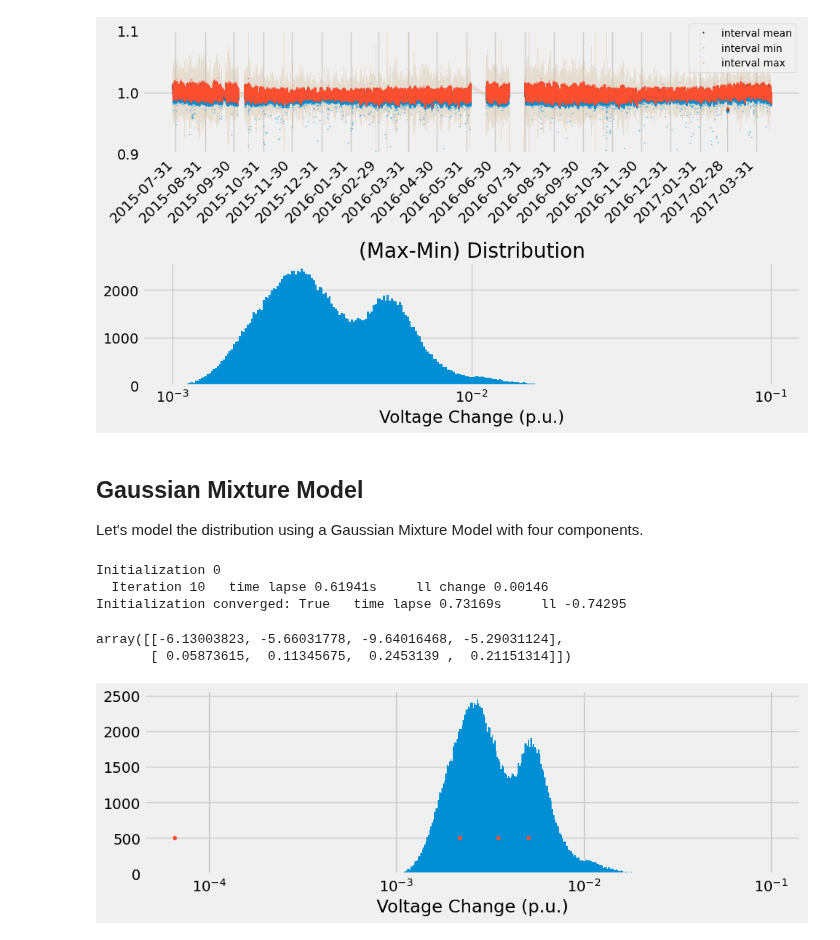
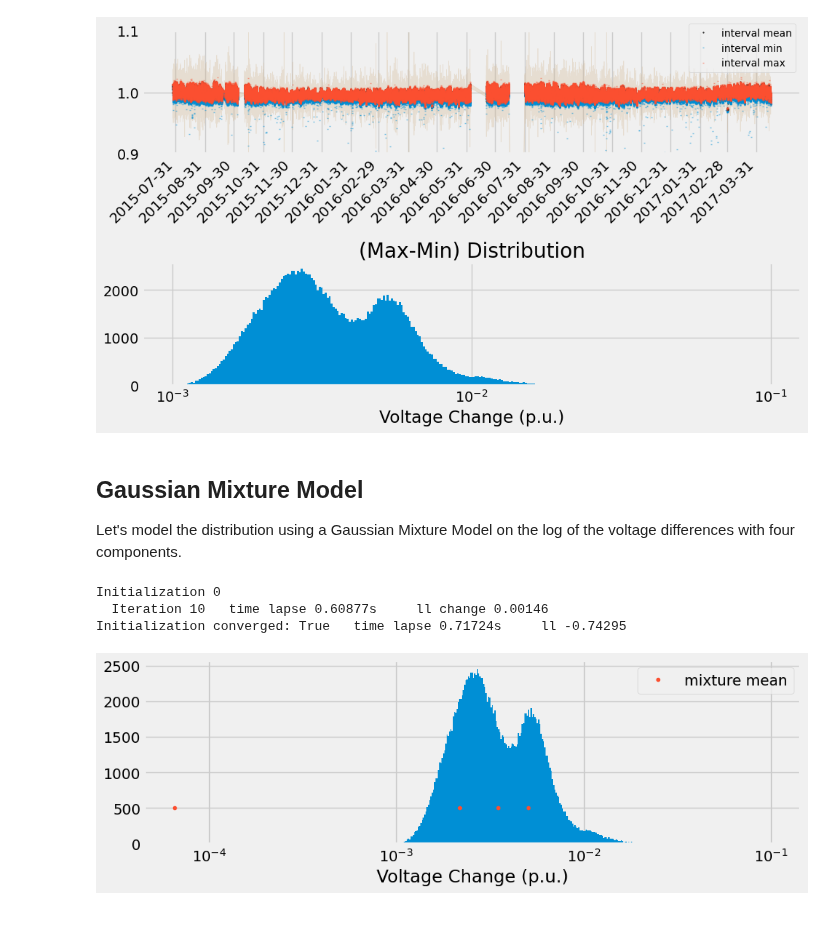
Before and after one commit to PingThingsIO/ni4ai-notebooks, a Jupyter notebook: analytics/Voltage Change Detection.ipynb, the cells around one changed output. Drawn from its saved outputs; the diff is of its cells as text; code cells hidden in the pictures.

Commit message:
redo GMM plots in VChang_detection notebook and removed last empty cell

```diff
--- a/analytics/Voltage Change Detection.ipynb
+++ b/analytics/Voltage Change Detection.ipynb
@@ -140,30 +140,30 @@ plt.show()
 [figure]
 # %% [markdown]
 ## Gaussian Mixture Model
-Let's model the distribution using a Gaussian Mixture Model with four components.
+Let's model the distribution using a Gaussian Mixture Model on the log of the voltage differences with four components.
 # %%
 from sklearn.mixture import GaussianMixture
 # %%
-n = 4
+n_clusters = 4
 diff = (df.xs('max', level='agg', axis=1) - df.xs('min', level='agg', axis=1)).astype(float).to_numpy()
 
 X = np.log(diff).reshape((len(df),1))
-gm = GaussianMixture(n_components=n, random_state=0, verbose=3).fit(X)
+gm = GaussianMixture(n_components=n_clusters, random_state=0, verbose=3).fit(X)
 # %% [output]
 Initialization 0
-  Iteration 10   time lapse 0.61941s     ll change 0.00146
-Initialization converged: True   time lapse 0.73169s     ll -0.74295
+  Iteration 10   time lapse 0.60877s     ll change 0.00146
+Initialization converged: True   time lapse 0.71724s     ll -0.74295
-# %%
-np.vstack([gm.means_[:,0], gm.covariances_[:,0,0]])
-# %% [output]
-array([[-6.13003823, -5.66031778, -9.64016468, -5.29031124],
-       [ 0.05873615,  0.11345675,  0.2453139 ,  0.21151314]])
 # %%
+distribution_means = gm.means_[:,0]
+
 fig, ax = plt.subplots(figsize=(10,3))
 ax.hist(diff, bins=np.logspace(-3,-1, 300))
-ax.plot(np.exp(gm.means_[:,0]), [500 for ix in range(n)], ls=' ', marker='.')
+ax.plot(np.exp(distribution_means),
+        [500 for ix in range(n_clusters)],
+        ls=' ', marker='.', label='mixture mean')
 ax.set_xlabel('Voltage Change (p.u.)')
 ax.set_xscale('log')
+ax.legend()
 plt.show()
 # %% [output]
-[figure, old version]
+[figure, new version]
```
Also changed, not shown: parts of 7 cells of this notebook.
